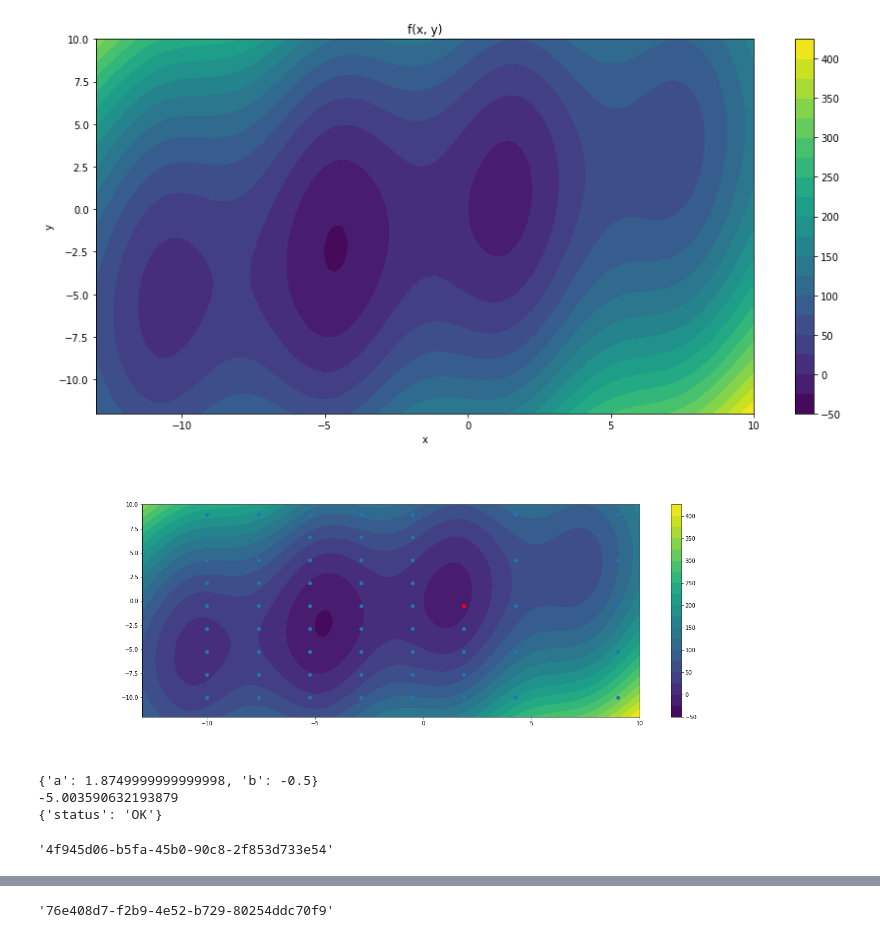
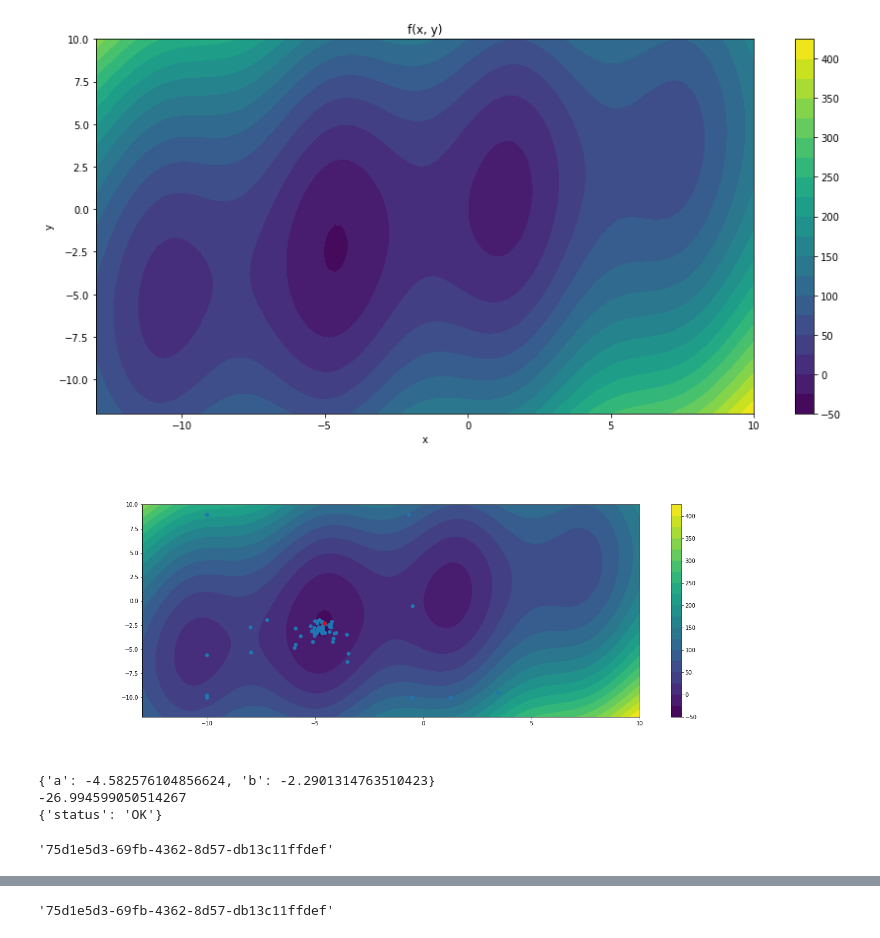
Before and after one commit to Alex314/optimum, a Jupyter notebook: TestApp.ipynb, the cells around one changed output, grey strips where cells are left out. Cells and saved outputs as stored; diff of their text form; code cells hidden in the pictures.

```diff
--- a/TestApp.ipynb
+++ b/TestApp.ipynb
@@ -66,13 +66,11 @@ test_data = {
     'params': {
         'a': {'type': 'scalar', 'parameters': dict(lower=-10, upper=9)},
         'b': {'type': 'scalar', 'parameters': dict(lower=-10, upper=9)},
-#         'b': {'type': 'срш', 'parameters': dict(lower=-10, upper=10)},
-
     },
-    'optimizer': 'GridSearch',
+#     'optimizer': 'GridSearch',
 #     'optimizer': 'BO',
 #     'optimizer': 'RandomSearch',
-#     'optimizer': 'OnePlusOne',
+    'optimizer': 'OnePlusOne',
 }
 new_experiment = requests.post('http://127.0.0.1:8001/experiment', json=test_data).json()
 new_experiment_id = new_experiment['experiment_id']
@@ -85,48 +83,49 @@ def get_frame(asked):
     plt.colorbar()
     plt.scatter(*np.array(asked)[:, :-1])
     plt.scatter(*np.array(asked)[:, -1], color='red')
 
 frames = []
 asked = [[], []]
 for i in range(60):
     clear_output(wait=True)
     asked_point = requests.get(f'http://127.0.0.1:8001/experiment/{new_experiment_id}/ask').json()
 #     print(asked_point)
     asked[0].append(asked_point['a'])
     asked[1].append(asked_point['b'])
 
     frames.append(get_frame(asked))
     plt.figure(figsize=(20, 7))
     plt.axes([0,0,1,1])
     plt.imshow(frames[-1])
     plt.axis('off')
     plt.show()
 
     print(asked_point)
     f_a = f(**asked_point)
     print(f_a)
     tell_info = {
         'point': asked_point,
         'value': f_a
     }
-    tell_resp = requests.post(f'http://127.0.0.1:8001/experiment/{new_experiment_id}/tell', json=tell_info).json()
+    tell_resp = requests.post(f'http://127.0.0.1:8001/experiment/{new_experiment_id}/tell',
+                              json=tell_info).json()
     print(tell_resp)
 gif.save(frames, "example.gif", duration=200)
 # %% [output]
-[figure, old version]
+[figure, new version]
-{'a': 1.8749999999999998, 'b': -0.5}
--5.003590632193879
+{'a': -4.582576104856624, 'b': -2.2901314763510423}
+-26.994599050514267
 {'status': 'OK'}
 # %%
 new_experiment_id
 # %% [output]
-'4f945d06-b5fa-45b0-90c8-2f853d733e54'
+'75d1e5d3-69fb-4362-8d57-db13c11ffdef'
 # %% [markdown]
 ![SegmentLocal](example.gif "example")
 # %%
 new_experiment_id
 # %% [output]
-'76e408d7-f2b9-4e52-b729-80254ddc70f9'
+'75d1e5d3-69fb-4362-8d57-db13c11ffdef'
 # %%
 status = requests.get(f'http://127.0.0.1:8001/experiment/{new_experiment_id}').json()
 status
```
Also changed, not shown: parts of 5 cells of this notebook, 2 other files.
